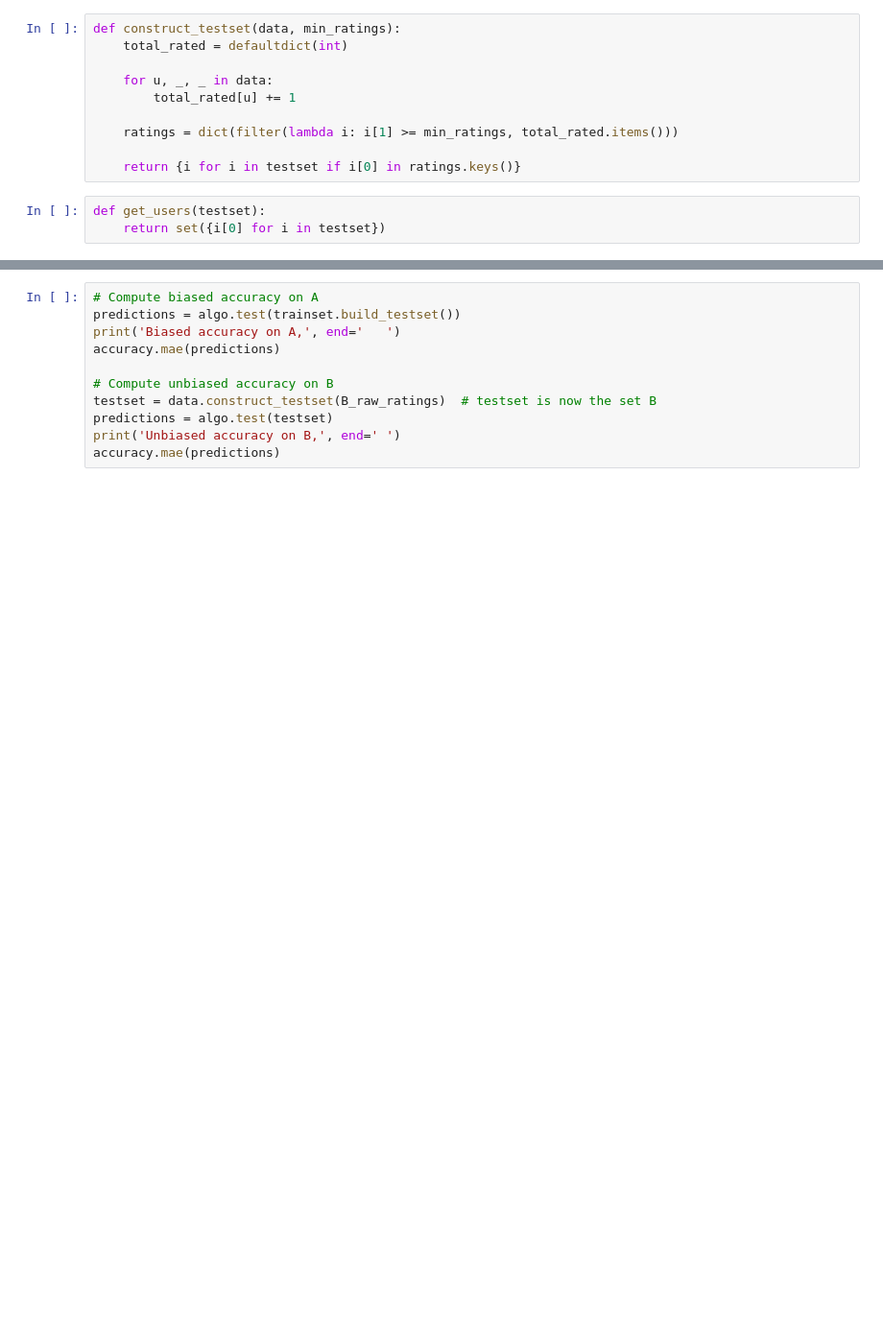
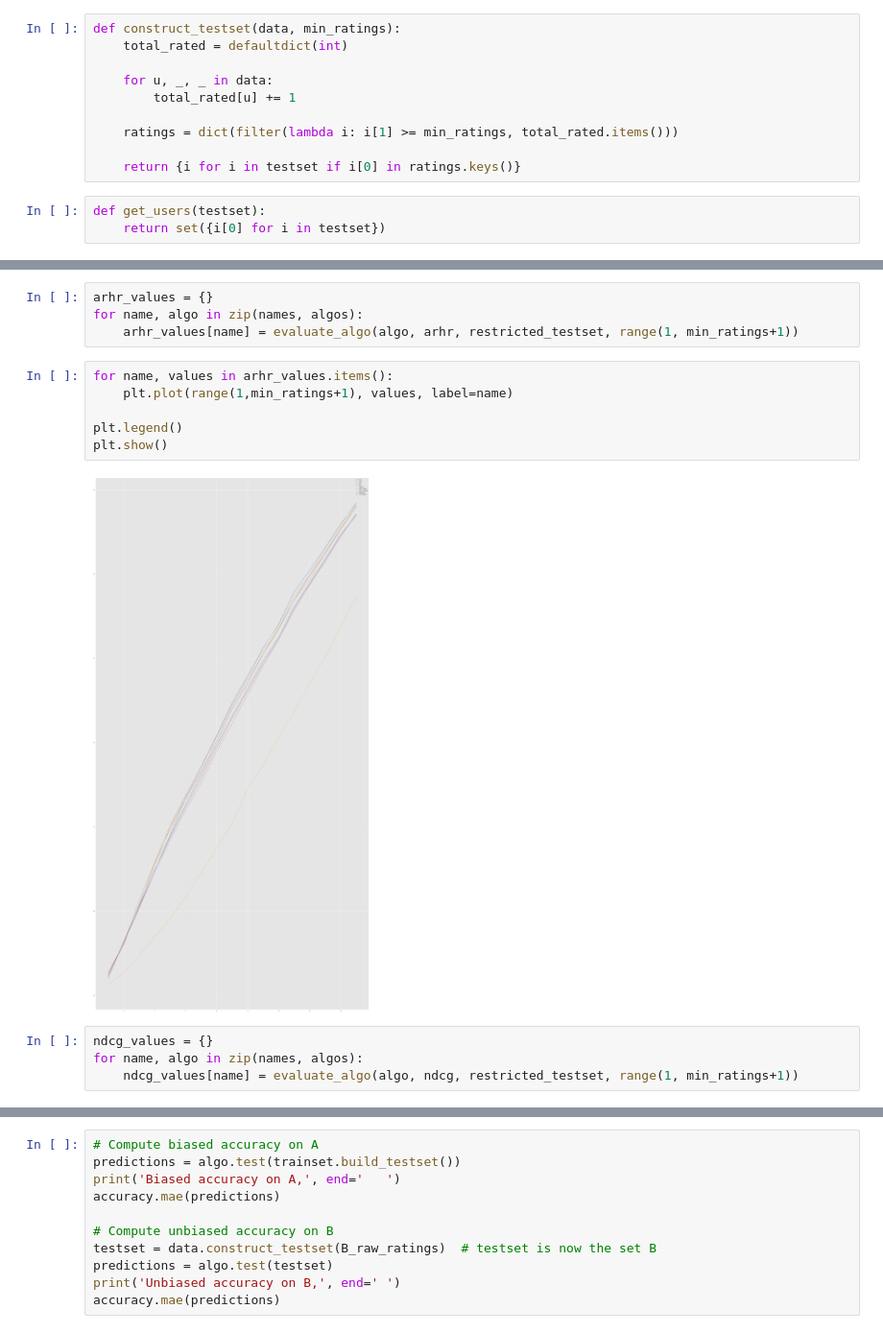
Before and after one commit to Makazone/BachelorThesis, a Jupyter notebook: Diploma.ipynb, the cells around one changed output, grey strips where cells are left out. Shown at 96% size. Cells and saved outputs as stored; diff of their text form; blank space fills up the shorter version.

```diff
--- a/Diploma.ipynb
+++ b/Diploma.ipynb
@@ -199,0 +196,16 @@ plt.show()
+# %%
+arhr_values = {}
+for name, algo in zip(names, algos):
+    arhr_values[name] = evaluate_algo(algo, arhr, restricted_testset, range(1, min_ratings+1))
+# %%
+for name, values in arhr_values.items():
+    plt.plot(range(1,min_ratings+1), values, label=name)
+
+plt.legend()
+plt.show()
+# %% [output]
+[figure, added]
+# %%
+ndcg_values = {}
+for name, algo in zip(names, algos):
+    ndcg_values[name] = evaluate_algo(algo, ndcg, restricted_testset, range(1, min_ratings+1))
```
Also changed, not shown: parts of 70 cells of this notebook.
